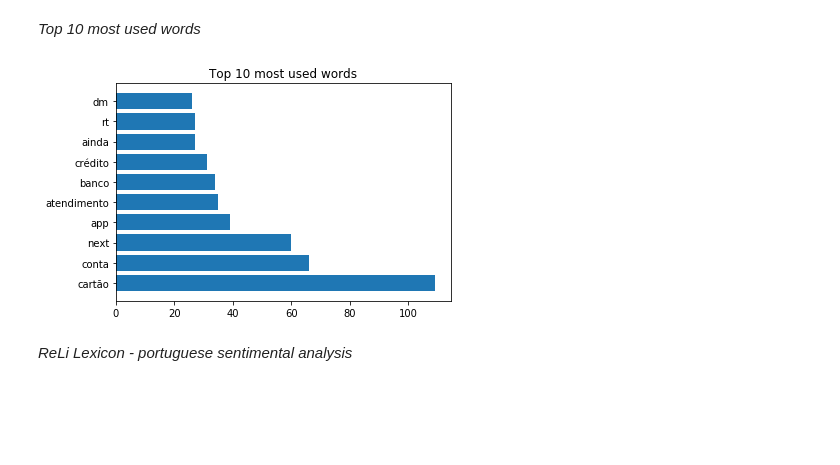
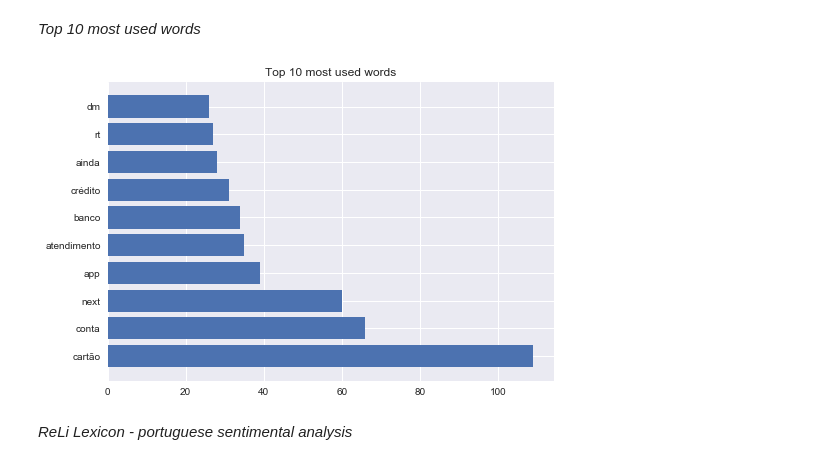
Before and after one commit to gabrielacaayres/tcc, a Jupyter notebook: code/read_tweets.ipynb, the cells around one changed output. Saved outputs shown, nothing was run; the diff lists cells and outputs as text; code cells hidden in the pictures; blank space fills up the shorter version.

Commit message:
Change graph style to seaborn

```diff
--- a/code/read_tweets.ipynb
+++ b/code/read_tweets.ipynb
@@ -114,6 +114,7 @@ stopwords.append('pq')
 *WordCloud*
 # %%
 text = " ".join(tweet for tweet in data['text'])
+plt.style.use('seaborn')
 wordcloud = WordCloud(max_font_size = 50, stopwords = stopwords, background_color = 'white').generate(text)
 wordcloud.to_file("nouns_user.png")
 plt.imshow(wordcloud)
@@ -174,24 +175,25 @@ top10
 *Top 10 most used words*
 # %%
 # Dataset
+plt.style.use('seaborn')
 height = top10.counts
 bars = top10.word
 y_pos = np.arange(len(bars))
 fig = plt.figure()
 
 # Create horizontal bars
 plt.barh(y_pos, height)
 
 # Create names on the y-axis
 plt.yticks(y_pos, bars)
 
 # Create title
 plt.title('Top 10 most used words')
 
 # Show graphic
 plt.show()
 # %% [output]
-[figure, old version]
+[figure, new version]
 # %%
 # Save graph into a file
 fig.savefig('most_used_words.png', bbox_inches='tight', pad_inches=0.1)
```
Also changed, not shown: parts of 15 cells of this notebook, 7 other files.
